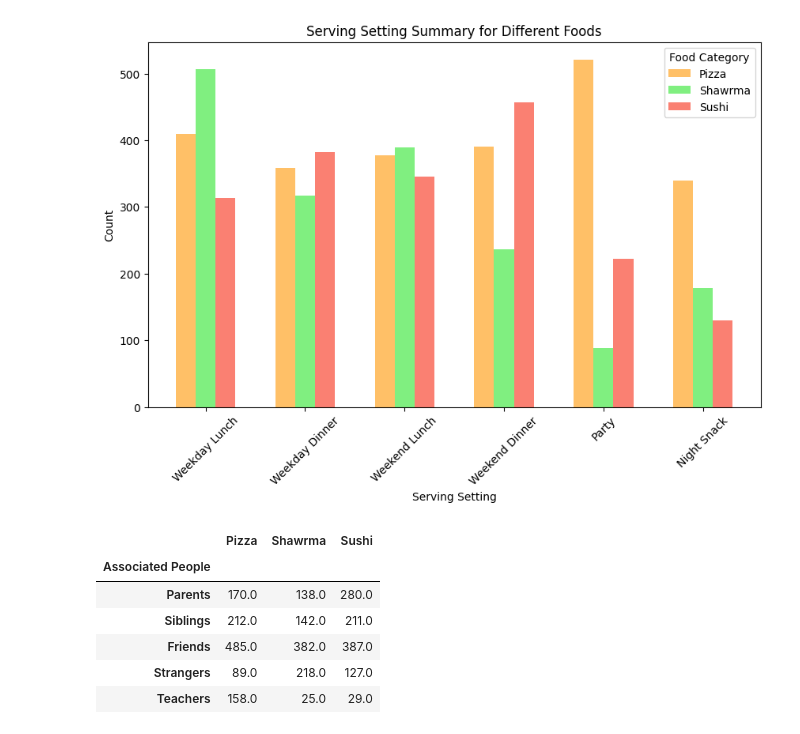
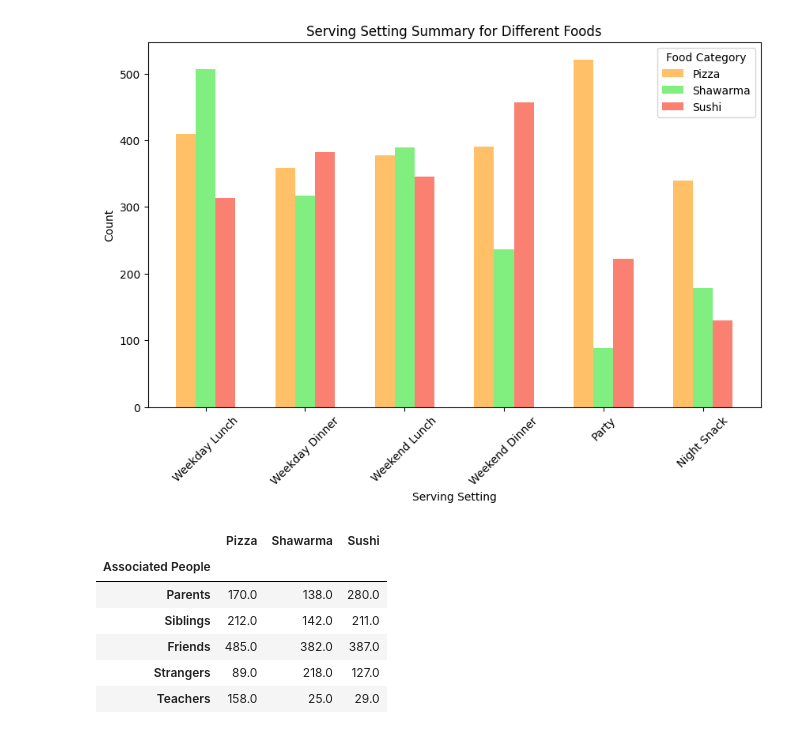
Before and after one commit to mding010705/CSC311-ML-Challenge, a Jupyter notebook: CSC311_EDA.ipynb, the cells around one changed output. Cells and saved outputs as stored; diff of their text form; code cells hidden in the pictures.

```diff
--- a/CSC311_EDA.ipynb
+++ b/CSC311_EDA.ipynb
@@ -8,17 +8,17 @@ import matplotlib.pyplot as plt
 import seaborn as sns
 # %%
 # GitHub raw file URL
-url = "https://raw.githubusercontent.com/mding010705/CSC311-ML-Challenge/main/modeling/clean_results.csv"
+url = "https://raw.githubusercontent.com/mding010705/CSC311-ML-Challenge/main/clean_results_genres.csv"
 
 # Download the CSV file
 response = requests.get(url)
 if response.status_code == 200:
-    with open("clean_results.csv", "wb") as file:
+    with open("clean_results_genres.csv", "wb") as file:
         file.write(response.content)
     print("Download complete.")
 
     # Read the CSV into a pandas DataFrame
-    df = pd.read_csv("clean_results.csv")
+    df = pd.read_csv("clean_results_genres.csv")
     print(df.head())
 else:
     print("Failed to download the file. Status code:", response.status_code)
@@ -42,0 +79,4 @@ Download complete.
+# %%
+df['paired_drink'] = df['paired_drink'].apply(lambda x: x.split(',')[0] if pd.notna(x) else np.nan)
+
+df['paired_drink']
@@ -81,6 +137,6 @@ df.head()
 # %%
 df_pizza = df[df['Label'] == 'Pizza']
-df_shawrma = df[df['Label'] == 'Shawarma']
+df_shawarma = df[df['Label'] == 'Shawarma']
 df_sushi = df[df['Label'] == 'Sushi']
 # %%
 # Create histrogram of food complexity for each label
@@ -286,9 +342,9 @@ serving_setting_summary = {'Serving Setting': ['Weekday Lunch', 'Weekday Dinner'
                            'Pizza': [df_pizza['serving_setting.weekday_lunch'].sum(), df_pizza['serving_setting.weekday_dinner'].sum(),
                                      df_pizza['serving_setting.weekend_lunch'].sum(), df_pizza['serving_setting.weekend_dinner'].sum(),
                                      df_pizza['serving_setting.party'].sum(), df_pizza['serving_setting.night_snack'].sum()],
-                           'Shawrma': [df_shawrma['serving_setting.weekday_lunch'].sum(), df_shawrma['serving_setting.weekday_dinner'].sum(),
-                                     df_shawrma['serving_setting.weekend_lunch'].sum(), df_shawrma['serving_setting.weekend_dinner'].sum(),
-                                     df_shawrma['serving_setting.party'].sum(), df_shawrma['serving_setting.night_snack'].sum()],
+                           'Shawarma': [df_shawarma['serving_setting.weekday_lunch'].sum(), df_shawarma['serving_setting.weekday_dinner'].sum(),
+                                     df_shawarma['serving_setting.weekend_lunch'].sum(), df_shawarma['serving_setting.weekend_dinner'].sum(),
+                                     df_shawarma['serving_setting.party'].sum(), df_shawarma['serving_setting.night_snack'].sum()],
                            'Sushi': [df_sushi['serving_setting.weekday_lunch'].sum(), df_sushi['serving_setting.weekday_dinner'].sum(),
                                      df_sushi['serving_setting.weekend_lunch'].sum(), df_sushi['serving_setting.weekend_dinner'].sum(),
                                      df_sushi['serving_setting.party'].sum(), df_sushi['serving_setting.night_snack'].sum()]}
@@ -324,29 +380,29 @@ plt.show()
 # %%
 # Define figure and axis
 fig, ax = plt.subplots(figsize=(10, 6))
 
 # Number of categories
 categories = serving_setting_summary_df.index
 x = np.arange(len(categories))  # X-axis positions for each serving setting
 width = 0.2  # Width of each bar
 
 # Plot each food category side by side
 ax.bar(x - width, serving_setting_summary_df['Pizza'], width=width, label='Pizza', color='#FFC067')
-ax.bar(x, serving_setting_summary_df['Shawrma'], width=width, label='Shawrma', color='#80EF80')
+ax.bar(x, serving_setting_summary_df['Shawarma'], width=width, label='Shawarma', color='#80EF80')
 ax.bar(x + width, serving_setting_summary_df['Sushi'], width=width, label='Sushi', color='#FA8072')
 
 # Formatting
 ax.set_xlabel('Serving Setting')
 ax.set_ylabel('Count')
 ax.set_title('Serving Setting Summary for Different Foods')
 ax.set_xticks(x)
 ax.set_xticklabels(categories, rotation=45)  # Rotate x-axis labels for readability
 ax.legend(title='Food Category')
 
 # Show the plot
 plt.show()
 # %% [output]
-[figure, old version]
+[figure, new version]
 # %%
 # Get summary table of serving setting for assoiated people
 
@@ -354,9 +410,9 @@ associated_people_summary = {'Associated People': associated_peoples,
                            'Pizza': [df_pizza['associated_people.parents'].sum(), df_pizza['associated_people.siblings'].sum(),
                                      df_pizza['associated_people.friends'].sum(), df_pizza['associated_people.stangers'].sum(),
                                      df_pizza['associated_people.teachers'].sum()],
-                           'Shawrma': [df_shawrma['associated_people.parents'].sum(), df_shawrma['associated_people.siblings'].sum(),
-                                     df_shawrma['associated_people.friends'].sum(), df_shawrma['associated_people.stangers'].sum(),
-                                     df_shawrma['associated_people.teachers'].sum()],
+                           'Shawarma': [df_shawarma['associated_people.parents'].sum(), df_shawarma['associated_people.siblings'].sum(),
+                                     df_shawarma['associated_people.friends'].sum(), df_shawarma['associated_people.stangers'].sum(),
+                                     df_shawarma['associated_people.teachers'].sum()],
                            'Sushi': [df_sushi['associated_people.parents'].sum(), df_sushi['associated_people.siblings'].sum(),
                                      df_sushi['associated_people.friends'].sum(), df_sushi['associated_people.stangers'].sum(),
                                      df_sushi['associated_people.teachers'].sum()]}
@@ -365,7 +421,7 @@ associated_people_summary_df = pd.DataFrame(associated_people_summary)
 associated_people_summary_df = associated_people_summary_df.set_index('Associated People')
 associated_people_summary_df
 # %% [output]
-|  | Pizza | Shawrma | Sushi |
+|  | Pizza | Shawarma | Sushi |
 | Associated People |  |  |  |
 | Parents | 170.0 | 138.0 | 280.0 |
 | Siblings | 212.0 | 142.0 | 211.0 |
```
Also changed, not shown: parts of 15 cells of this notebook.
